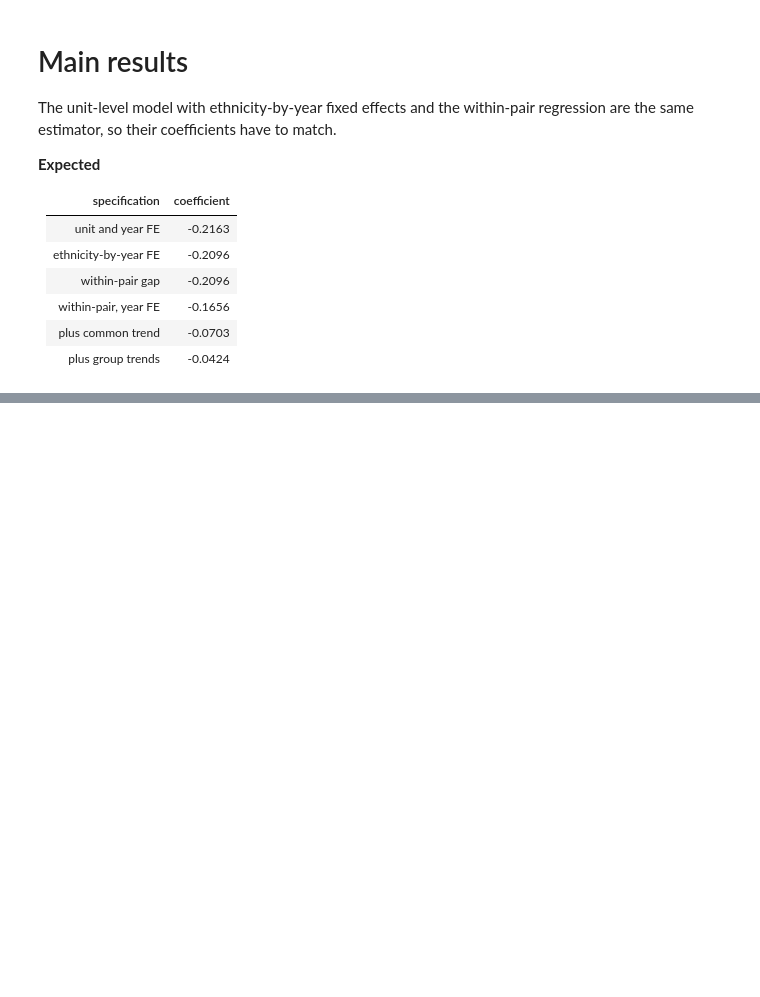
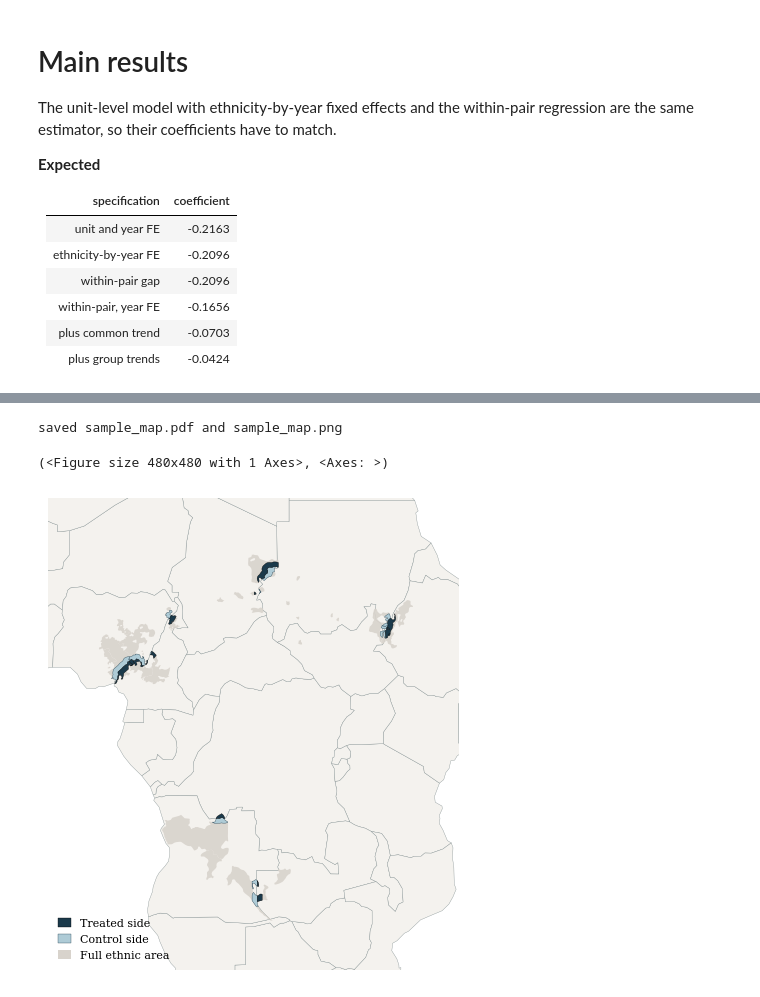
Before and after one commit to KarlMRose/ba-sap-border-did, a Jupyter notebook: notebooks/04_results.ipynb, the cells around one changed output, grey strips where cells are left out. Cells and saved outputs as stored; diff of their text form; code cells hidden in the pictures; blank space fills up the shorter version.

```diff
--- a/notebooks/04_results.ipynb
+++ b/notebooks/04_results.ipynb
@@ -54,0 +79,21 @@ fig.savefig(config.OUT / 'event_study.png', dpi=config.DPI, bbox_inches='tight')
+# %%
+import geopandas as gpd
+
+# which side of each pair is the treated one
+buffers = gpd.read_file(config.WORK / "buffers.gpkg")
+sides = pair[["G1ID", "country_treated"]].drop_duplicates()
+buffers = buffers.merge(sides, on="G1ID", how="inner")
+buffers["treated"] = (buffers["FIPS_CNTRY"] == buffers["country_treated"]).astype(int)
+
+# background: Africa, plus the full ethnic territories for context
+world = gpd.read_file(config.COUNTRIES_110M)
+africa = world[world["CONTINENT"] == "Africa"]
+
+greg = gpd.read_file(config.GREG_SHP)
+areas = greg[greg["G1ID"].isin(pair["G1ID"].unique())]
+
+figures.sample_map(buffers, africa, ethnic_areas=areas)
+# %% [output]
+saved sample_map.pdf and sample_map.png
+(<Figure size 480x480 with 1 Axes>, <Axes: >)
+[figure, added]
```
Also changed, not shown: parts of 8 cells of this notebook, 5 other files.
